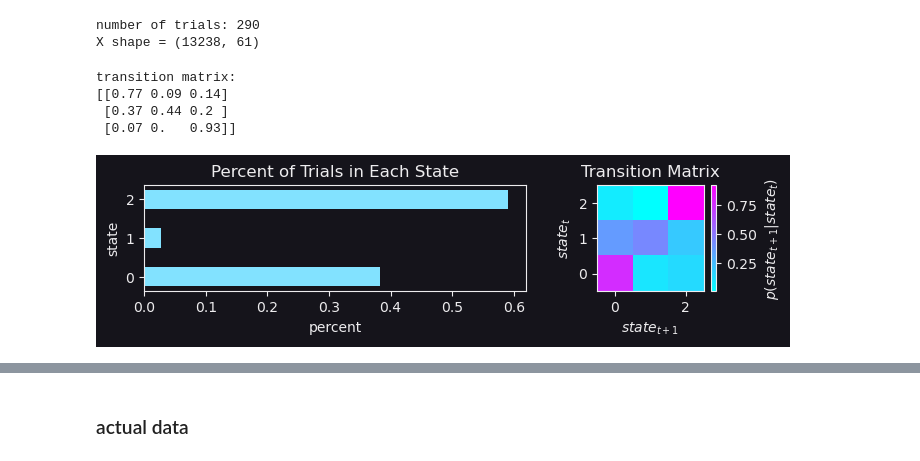
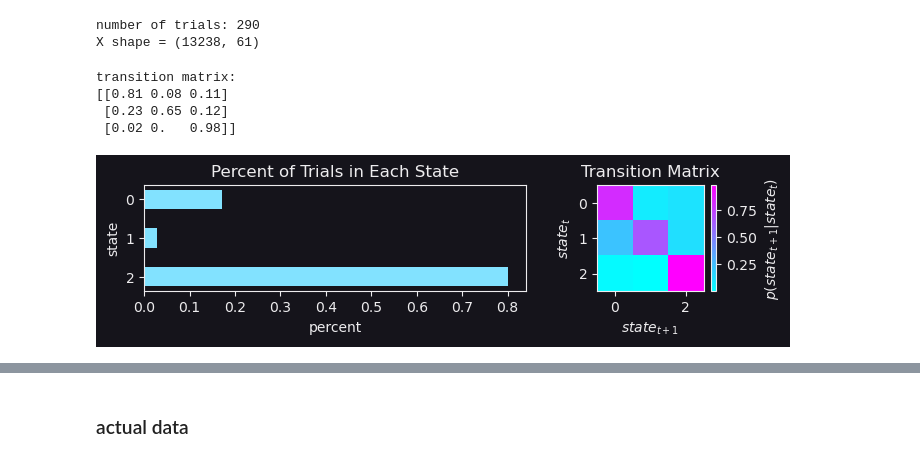
Before and after one commit to thejuc/towers_glm_hmm, a Jupyter notebook: glm_hmm_test.ipynb, the cells around one changed output, grey strips where cells are left out. Drawn from its saved outputs; the diff is of its cells as text; code cells hidden in the pictures.

```diff
--- a/glm_hmm_test.ipynb
+++ b/glm_hmm_test.ipynb
@@ -108,33 +109,34 @@ X shape = (13238, 61)
 # %%
 # Generating states for simulation
 np.random.seed(0)
 n_states = 3
-t_init = np.array([1.3, 0.7, 0.7])
+t_init = np.array([2, 0.7, 0.7])
 T_sim = np.array([dirichlet(np.roll(t_init**(n+1), n)).rvs()[0] for n in range(n_states)])
 dist_init = np.array([0.8, 0.1, 0.1])
 sim_states = np.ones(trial_indices.size).astype(int)
 for i in range(sim_states.size):
     if i == 0:
         sim_states[i] = np.random.choice(np.arange(n_states), 1, p=dist_init)
     sim_states[i] = np.random.choice(np.arange(n_states), 1, p=T_sim[sim_states[i-1]])
 
 print(f'transition matrix: \n{np.round(T_sim, 2)}')
 fig, axs = plt.subplots(1, 2, figsize=(7, 2), gridspec_kw={'width_ratios': [5, 2]})
 _ = axs[0].hist(sim_states, bins=np.arange(-0.5, 2.51, 1), density=True, rwidth=0.5, orientation='horizontal')
 axs[0].set_title('Percent of Trials in Each State')
 axs[0].set_xlabel('percent')
 axs[0].set_ylabel('state')
-im = axs[1].imshow(T_sim, cmap='cool', origin='lower')
+axs[0].set_ylim(axs[0].get_ylim()[::-1])
+im = axs[1].imshow(T_sim, cmap='cool', origin='upper')
 plt.colorbar(im, ax=axs[1], label='$p(state_{t+1} | state_t)$')
 axs[1].set_title('Transition Matrix')
 axs[1].set_ylabel(r'$state_t$')
 axs[1].set_xlabel(r'$state_{t+1}$')
 plt.tight_layout()
 # %% [output]
 transition matrix:
-[[0.77 0.09 0.14]
- [0.37 0.44 0.2 ]
- [0.07 0.   0.93]]
+[[0.81 0.08 0.11]
+ [0.23 0.65 0.12]
+ [0.02 0.   0.98]]
-[figure, old version]
+[figure, new version]
 # %%
 # generating parameters for each state for each neuron
```
Also changed, not shown: parts of 8 cells of this notebook.
